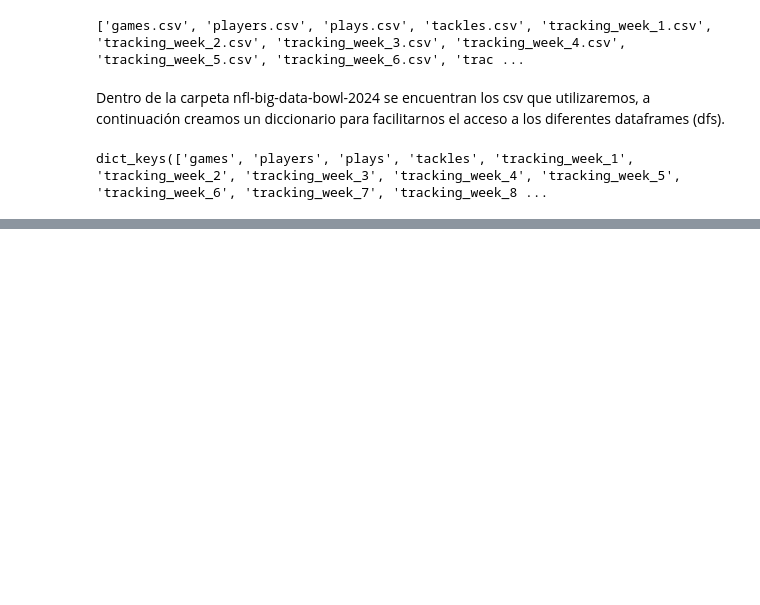
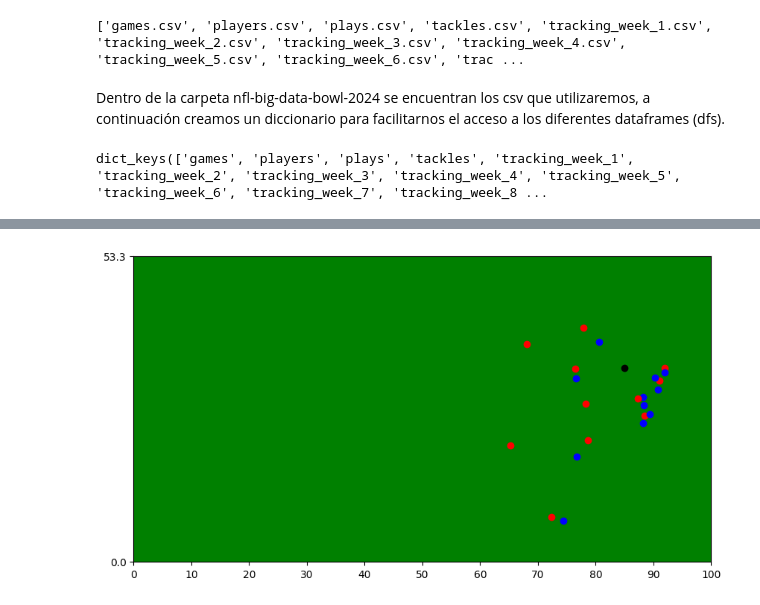
Before and after one commit to Alf-caput/NFL2022_TacklePredictNN, a Jupyter notebook: PracticaFinal_TacklingNFL.ipynb, the cells around one changed output, grey strips where cells are left out. Drawn from its saved outputs; the diff is of its cells as text; code cells hidden in the pictures; blank space fills up the shorter version.

Commit message:
plot

```diff
--- a/PracticaFinal_TacklingNFL.ipynb
+++ b/PracticaFinal_TacklingNFL.ipynb
@@ -39,13 +39,13 @@ dfs.keys()
 # %% [output]
 dict_keys(['games', 'players', 'plays', 'tackles', 'tracking_week_1', 'tracking_week_2', 'tracking_week_3', 'tracking_week_4', 'tracking_week_5', 'tracking_week_6', 'tracking_week_7', 'tracking_week_8 ...
 # %%
-df = dfs['tracking_week_1']
+df_week1 = dfs['tracking_week_1']
 
-game_ids = df['gameId'].unique()
-game_1 = df[df['gameId']==game_ids[0]]
+game_ids = df_week1['gameId'].unique()
+df_week1_game1 = df_week1[df_week1['gameId']==game_ids[0]]
 
-play_ids = game_1['playId'].unique()
-play1_game1 = game_1[game_1['playId']==play_ids[0]]
+play_ids = df_week1_game1['playId'].unique()
+df_week1_game1_play1 = df_week1_game1[df_week1_game1['playId']==play_ids[0]]
 
-frame_ids = play1_game1['frameId'].unique()
-play1_game1_frame1 = play1_game1[play1_game1['frameId']==frame_ids[0]]
+frame_ids = df_week1_game1_play1['frameId'].unique()
+df_week1_game1_play1_frame1 = df_week1_game1_play1[df_week1_game1_play1['frameId']==frame_ids[0]]
@@ -65,0 +72,23 @@ True
+# %%
+import matplotlib.pyplot as plt
+
+frames = df_week1_game1_play1_frame1['frameId'].unique() # contamos cuantos frames tiene la jugada 56
+clubs = df_week1_game1_play1_frame1['club'].unique()     # los equipos del partido (el balón es el equipo 'football')
+
+fig, ax = plt.subplots(figsize=(10, 5.33))
+
+for i, row in df_week1_game1_play1_frame1.iterrows():
+    if row['club'] == clubs[0]:
+        color = 'blue'
+    elif row['club'] == clubs[1]:
+        color = 'red'
+    else:
+        color = 'black'
+    ax.scatter(row['x'], row['y'], marker='o', color=color)
+plt.xticks(range(0, 110, 10))
+plt.yticks([0, 53.3])
+ax.set_facecolor('green')
+
+plt.show()
+# %% [output]
+[figure, added]
```
Also changed, not shown: parts of 3 cells of this notebook.
